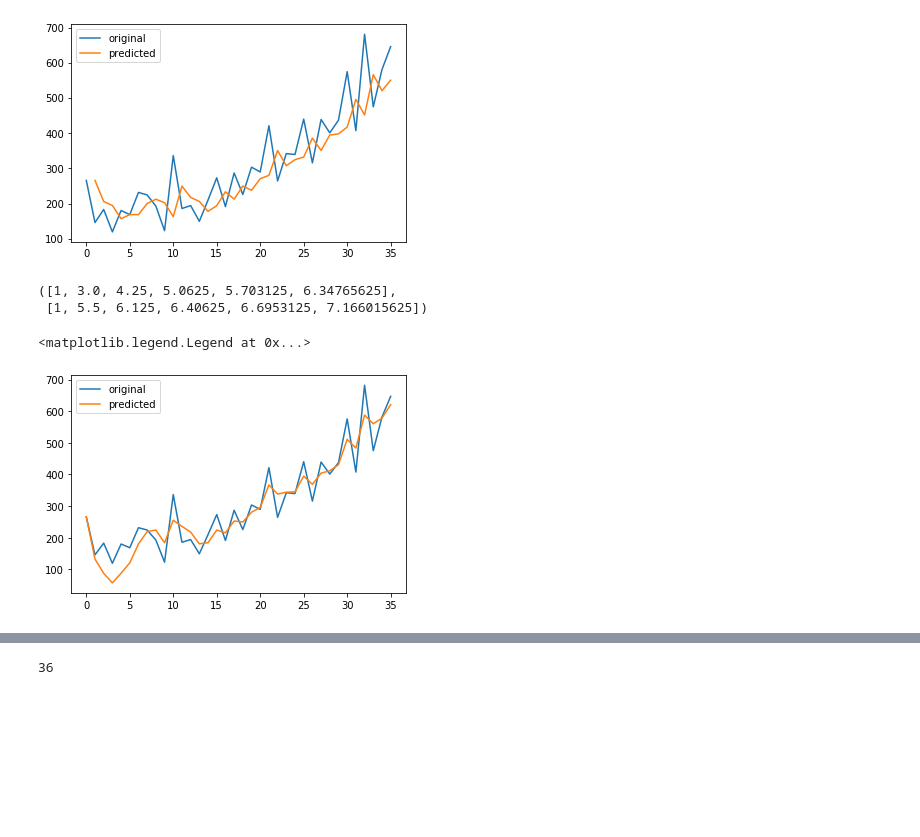
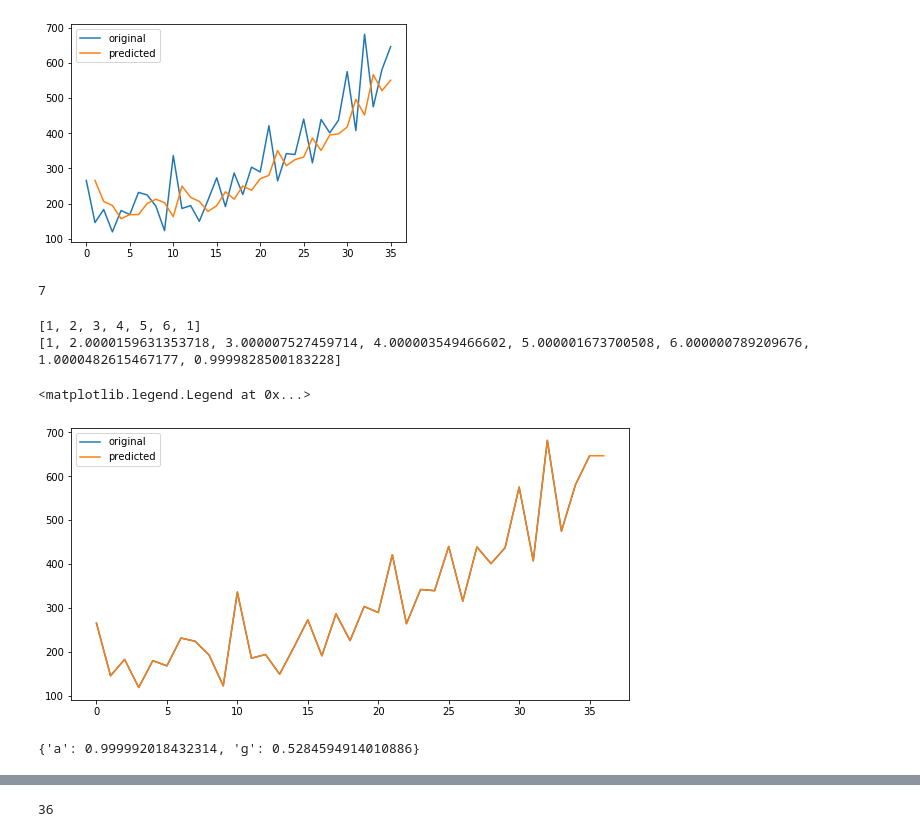
Before and after one commit to kuabhish/time-series-analysis, a Jupyter notebook: notebooks/basics.ipynb, the cells around one changed output, grey strips where cells are left out. Saved outputs shown, nothing was run; the diff lists cells and outputs as text; code cells hidden in the pictures; blank space fills up the shorter version.

```diff
--- a/notebooks/basics.ipynb
+++ b/notebooks/basics.ipynb
@@ -7,5 +8,7 @@ from sklearn.metrics import mean_absolute_error
 # %%
 df = pd.read_csv('../data/shampoo.txt')
+# %%
+df = df.set_index('Month')
 # %%
 df.head()
 # %% [output]
@@ -105,17 +105,14 @@ plt.legend()
 def double_exponential_smoothing(x , a=0.5, g=0.5 ):
   res = [x[0]]
   s = [x[0]]
-#   print(x)
   b = [np.mean(np.sum(x[1:4]) - np.sum(x[0:3]) )]
-  for t in range(1,len(x)):
-    s.append(a*x[t] + (1-a)*( s[t-1]+b[t-1] ) )
-    b.append( g*(s[t] - s[t-1]) + (1-g)*(b[t-1]) )
-    res.append(s[t]+b[t])
-#   print(s)
-#   print(b)
+#   b = [x[1]-x[0]]
+  for t in range(1,len(x)+1):
+    if t>=len(x):
+        s.append( a*x[t-1] + ( 1 - a )*( s[t-1] + b[t-1] ) )
+        b.append( g*(s[t-1] - s[t-1]) + (1-g)*(b[t-1]) )
+    else:
+        s.append(a*x[t] + (1-a)*( s[t-1]+b[t-1] ) )
+        b.append( g*(s[t] - s[t-1]) + (1-g)*(b[t-1]) )
+        res.append(s[t]+b[t])
   return s, res
-# %%
-double_exponential_smoothing(np.arange(1,7))
-# %% [output]
-([1, 3.0, 4.25, 5.0625, 5.703125, 6.34765625],
- [1, 5.5, 6.125, 6.40625, 6.6953125, 7.166015625])
@@ -122,10 +145,28 @@ double_exponential_smoothing(np.arange(1,7))
+# %%
+len(y[:-1])
+# %% [output]
+7
+# %%
+x = [ 1, 2, 3, 4, 5, 6 , 1  ]
+print( x )
+print(double_exponential_smoothing(x,**best)[0])
+# print(double_exponential_smoothing_2(x,0.7,0.3))
+# %% [output]
+[1, 2, 3, 4, 5, 6, 1]
+[1, 2.0000159631353718, 3.000007527459714, 4.000003549466602, 5.000001673700508, 6.000000789209676, 1.0000482615467177, 0.9999828500183228]
 # %%
-plt.plot(df.index, series , label='original' )
-plt.plot( df.index, double_exponential_smoothing(series)[0] , label = 'predicted' )
+figure = plt.figure(figsize=(10,5))
+plt.plot(series , label='original' )
+plt.plot(double_exponential_smoothing( series , **best)[0] , label = 'predicted' )
+# plt.plot( df.index , double_exponential_smoothing( series , 0.9 , 0.1 )[1] , label = 'predicted+1' )
 plt.legend()
 # %% [output]
 <matplotlib.legend.Legend at 0x...>
-[figure, old version]
+[figure, new version]
+# %%
+best
+# %% [output]
+{'a': 0.999992018432314, 'g': 0.5284594914010886}
 # %%
 from statsmodels.tsa.holtwinters import ExponentialSmoothing, SimpleExpSmoothing
 # %%
```
Also changed, not shown: parts of 20 cells of this notebook, 3 other files.
